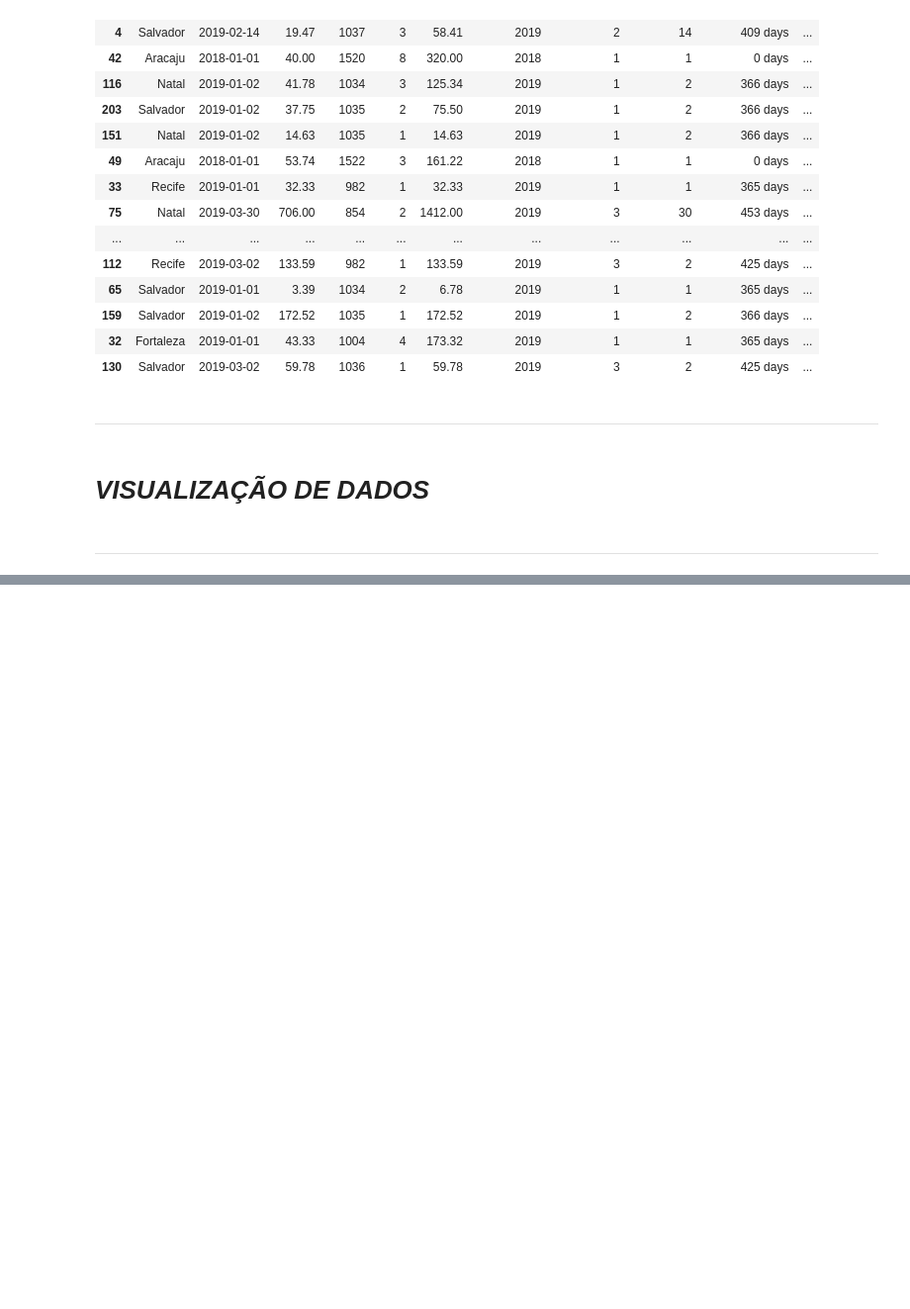
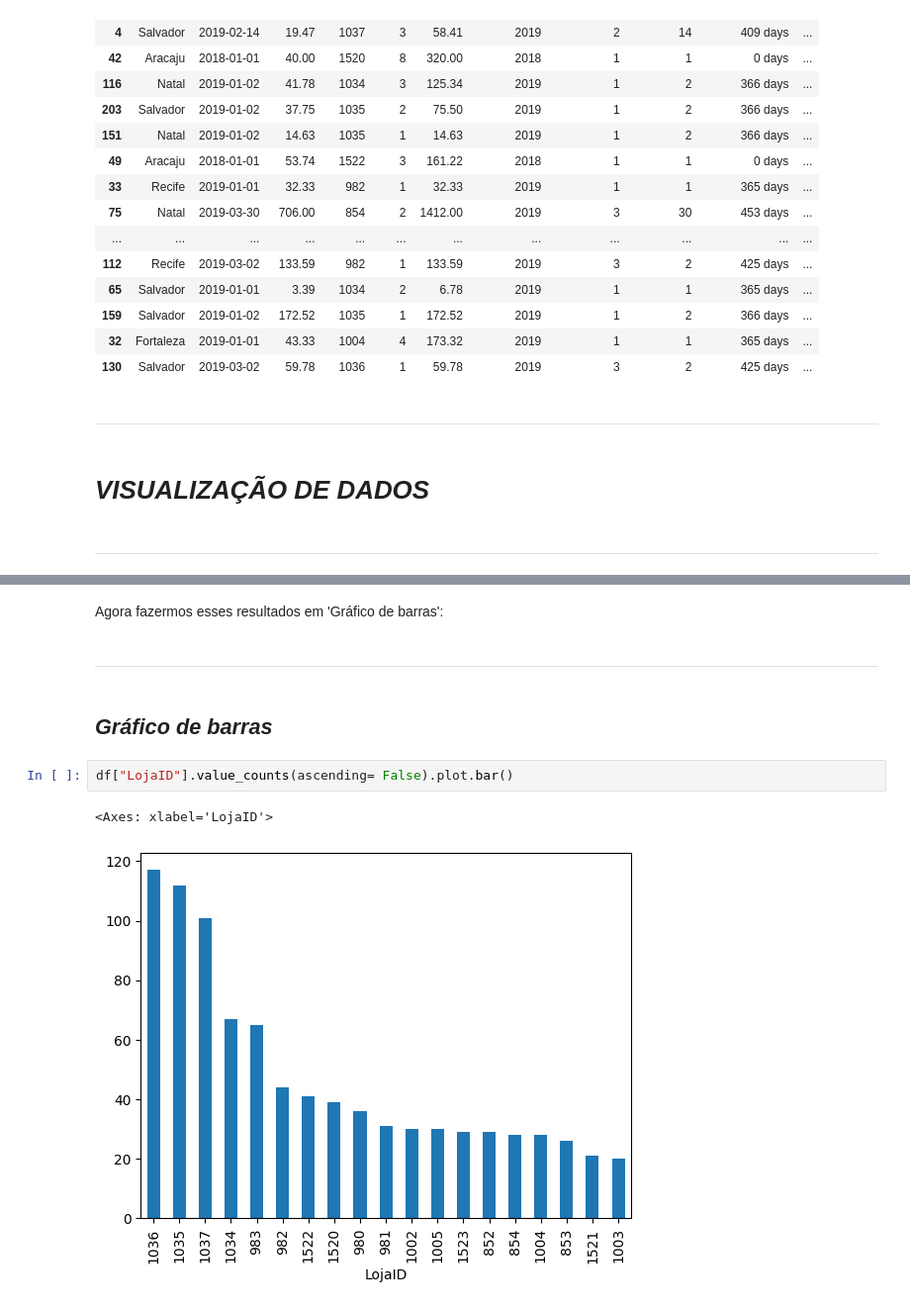
Before and after one commit to Felipe-Magalhaes-A-Carneiro/analise_de_dados-python_pandas, a Jupyter notebook: Notebooks/02-planilhas-excel.ipynb, the cells around one changed output, grey strips where cells are left out. Shown at 99% size. Cells and saved outputs as stored; diff of their text form; blank space fills up the shorter version.

Commit message:
aula - trabalhando com visualizacao de graficos

```diff
--- a/Notebooks/02-planilhas-excel.ipynb
+++ b/Notebooks/02-planilhas-excel.ipynb
@@ -510,0 +532,11 @@ df.sample(20)
+# %% [markdown]
+Agora fazermos esses resultados em 'Gráfico de barras':
+# %% [markdown]
+--------------------------------------------------------------------------------------------------
+# %% [markdown]
+## ***Gráfico de barras***
+# %%
+df["LojaID"].value_counts(ascending= False).plot.bar()
+# %% [output]
+<Axes: xlabel='LojaID'>
+[figure, added]
```
Also changed, not shown: parts of 4 cells of this notebook.
